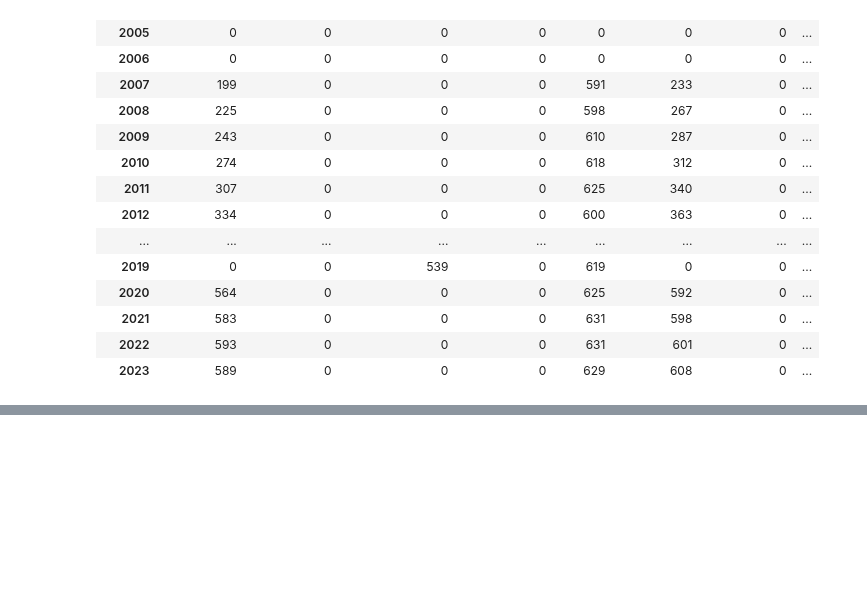
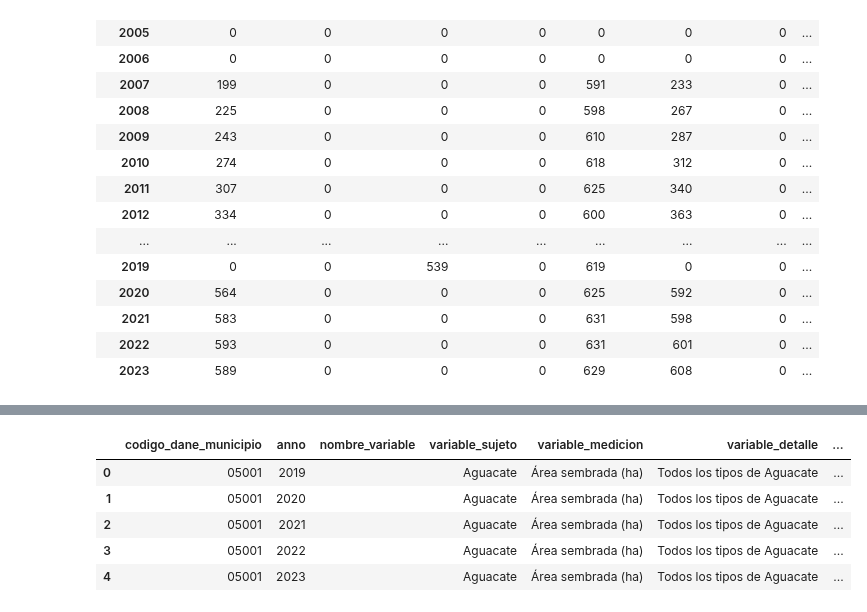
Before and after one commit to JC-AlfonsoR/PEG-mining-agriculture, a Jupyter notebook: engines/1001_process_UPRA.ipynb, the cells around one changed output, grey strips where cells are left out. Drawn from its saved outputs; the diff is of its cells as text; code cells hidden in the pictures; blank space fills up the shorter version.

Commit message:
Agregar procesamiento de UPRA-EVA 2019-2024 2007-2018

```diff
--- a/engines/1001_process_UPRA.ipynb
+++ b/engines/1001_process_UPRA.ipynb
@@ -67,0 +72,7 @@ display(panel_agricultura.groupby(['variable', 'ANNO'])['valor'].count().unstack
+# %%
+UPRA = pd.read_excel(
+    io= RAW/'aab_UPRA/20250617_BaseAgricola20192024.xlsx',
+    sheet_name='BasePagina',
+    skiprows=7,
+    dtype={'Código Dane municipio':str, 'Año':int})
+display(UPRA.head(3))
@@ -67,0 +186,9 @@ display(panel_agricultura.groupby(['variable', 'ANNO'])['valor'].count().unstack
+# %%
+UPRA_cultivo_interes[ORDEN_DF].head()
+# %% [output]
+|  | codigo_dane_municipio | anno | nombre_variable | variable_sujeto | variable_medicion | variable_detalle | ... |
+| 0 | 05001 | 2019 |  | Aguacate | Área sembrada (ha) | Todos los tipos de Aguacate | ... |
+| 1 | 05001 | 2020 |  | Aguacate | Área sembrada (ha) | Todos los tipos de Aguacate | ... |
+| 2 | 05001 | 2021 |  | Aguacate | Área sembrada (ha) | Todos los tipos de Aguacate | ... |
+| 3 | 05001 | 2022 |  | Aguacate | Área sembrada (ha) | Todos los tipos de Aguacate | ... |
+| 4 | 05001 | 2023 |  | Aguacate | Área sembrada (ha) | Todos los tipos de Aguacate | ... |
```
Also changed, not shown: parts of 14 cells of this notebook, 4 other files.
